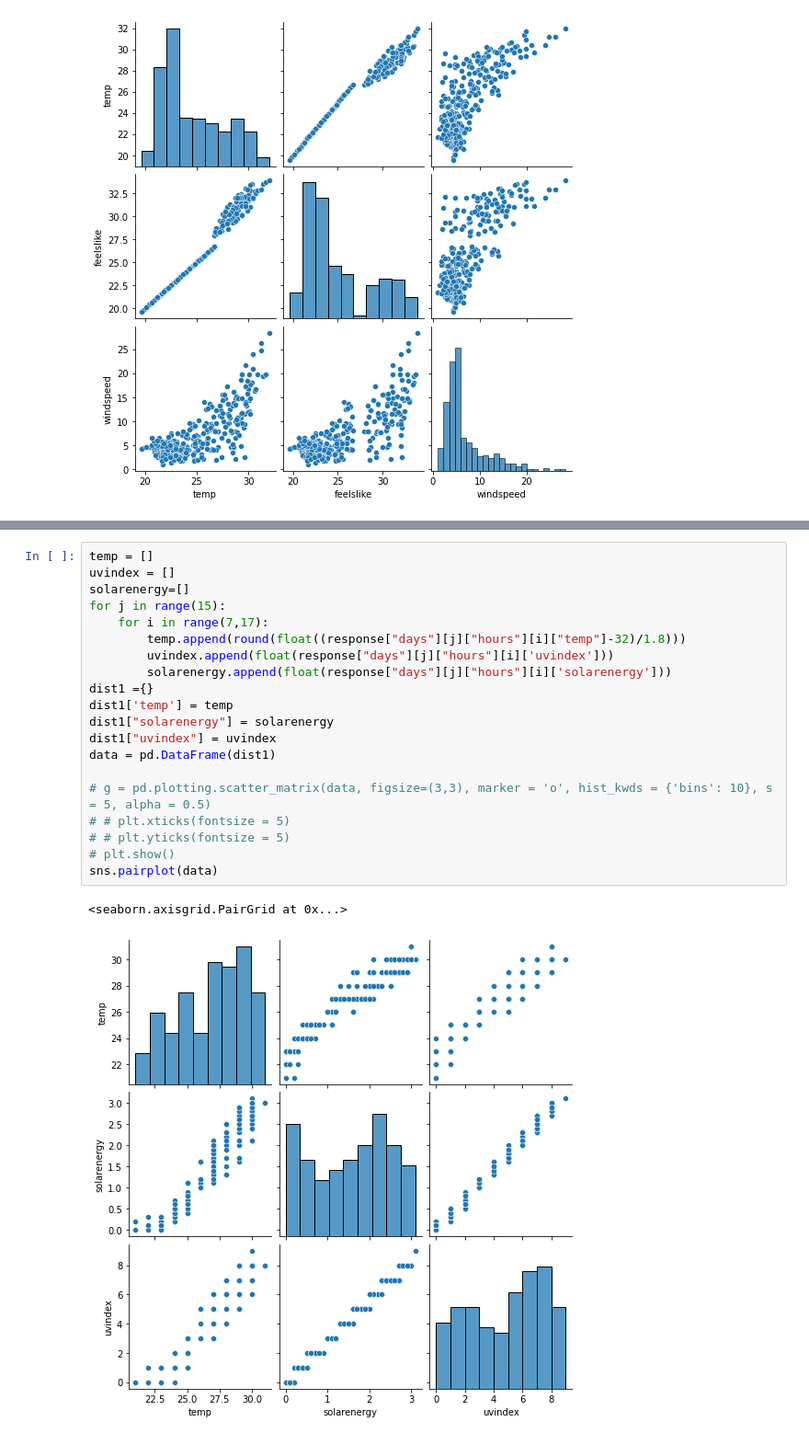
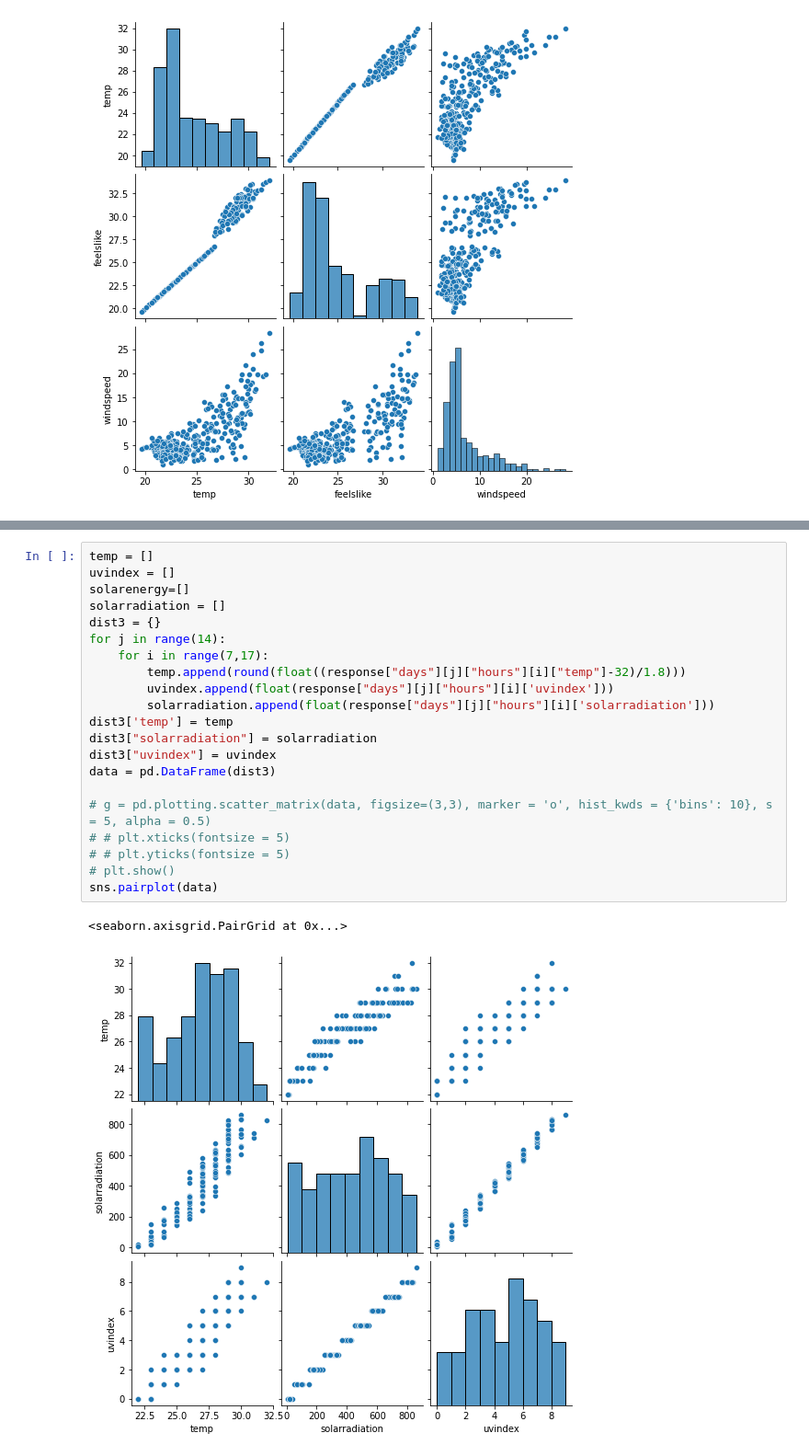
Before and after one commit to NinhLuong/Weather-data-visualization, a Jupyter notebook: main/charts.ipynb, the cells around one changed output, grey strips where cells are left out. Shown at 92% size. Cells and saved outputs as stored; diff of their text form.

```diff
--- a/main/charts.ipynb
+++ b/main/charts.ipynb
@@ -192,23 +193,24 @@ sns.heatmap(df1.corr(),annot=True)
 # %%
 temp = []
 uvindex = []
 solarenergy=[]
-for j in range(15):
+solarradiation = []
+dist3 = {}
+for j in range(14):
     for i in range(7,17):
         temp.append(round(float((response["days"][j]["hours"][i]["temp"]-32)/1.8)))
         uvindex.append(float(response["days"][j]["hours"][i]['uvindex']))
-        solarenergy.append(float(response["days"][j]["hours"][i]['solarenergy']))
-dist1 ={}
-dist1['temp'] = temp
-dist1["solarenergy"] = solarenergy
-dist1["uvindex"] = uvindex
-data = pd.DataFrame(dist1)
+        solarradiation.append(float(response["days"][j]["hours"][i]['solarradiation']))
+dist3['temp'] = temp
+dist3["solarradiation"] = solarradiation
+dist3["uvindex"] = uvindex
+data = pd.DataFrame(dist3)
 
 # g = pd.plotting.scatter_matrix(data, figsize=(3,3), marker = 'o', hist_kwds = {'bins': 10}, s = 5, alpha = 0.5)
 # # plt.xticks(fontsize = 5)
 # # plt.yticks(fontsize = 5)
 # plt.show()
 sns.pairplot(data)
 # %% [output]
 <seaborn.axisgrid.PairGrid at 0x...>
-[figure, old version]
+[figure, new version]
```
Also changed, not shown: parts of 5 cells of this notebook, 1 other file.
